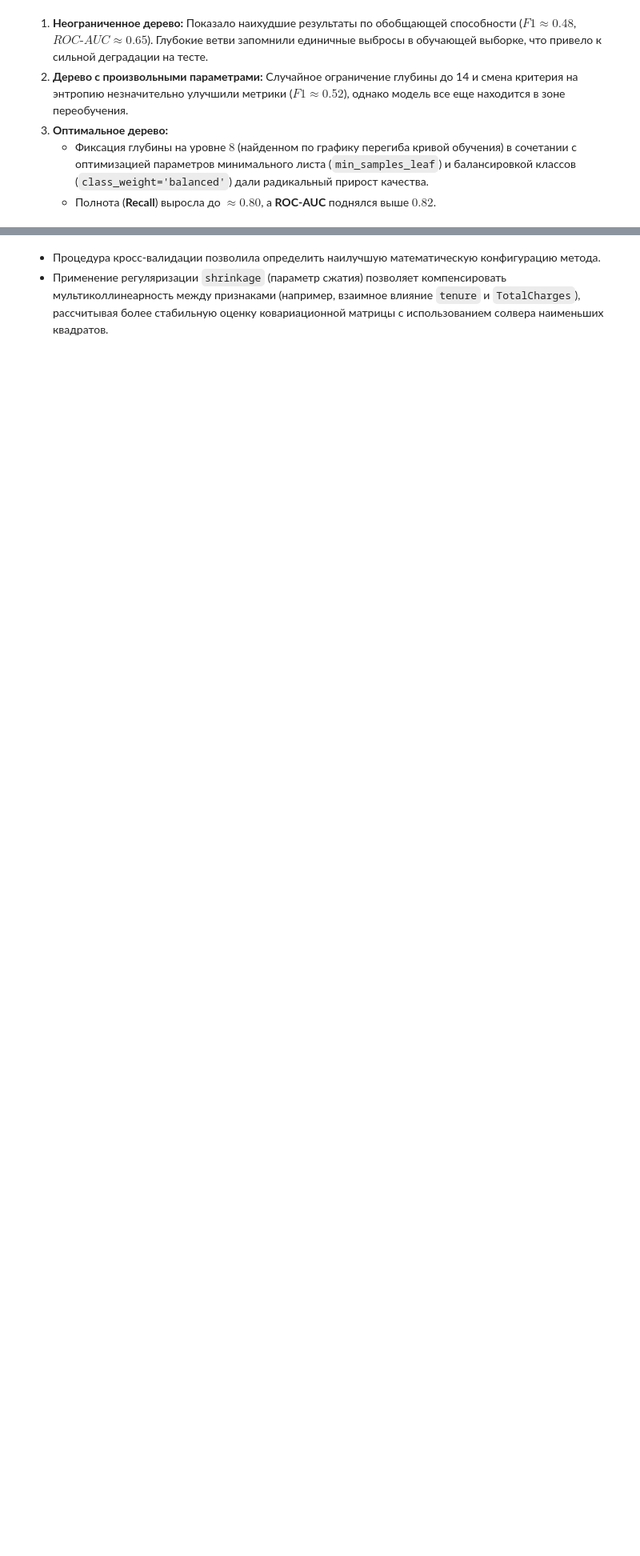
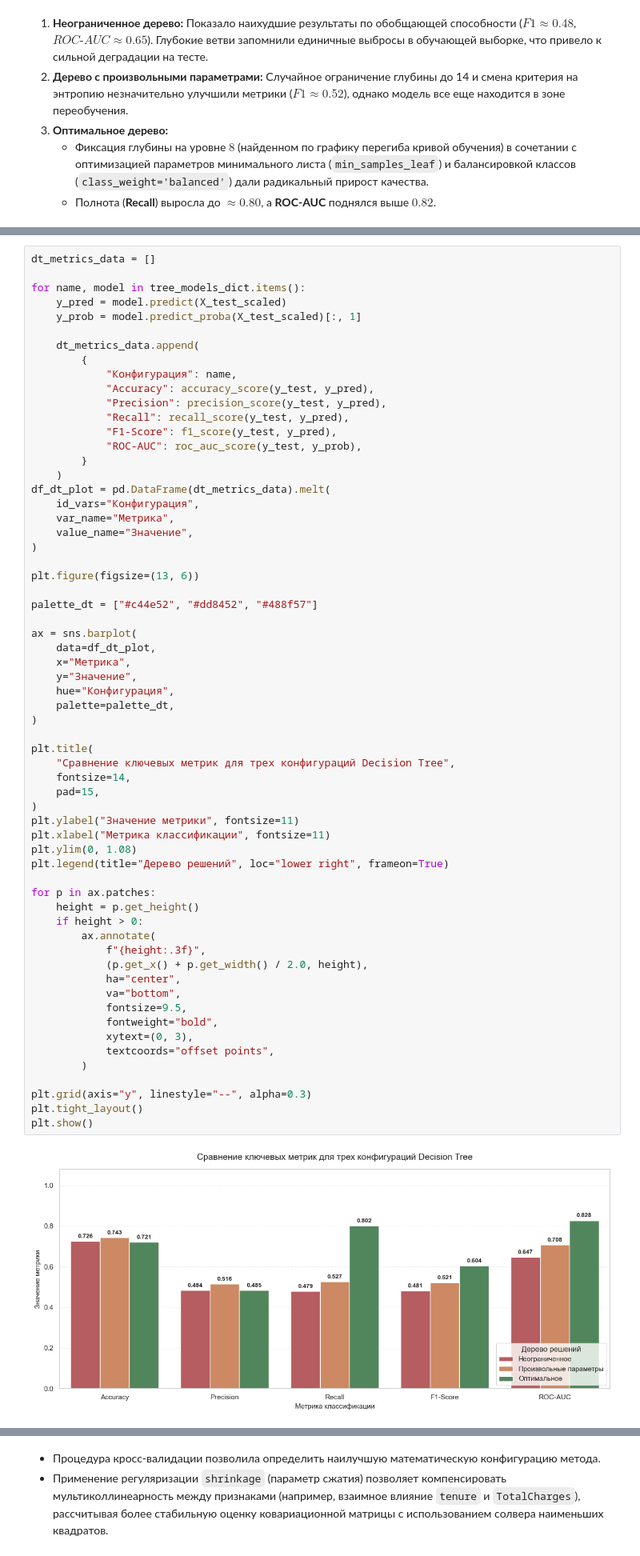
Before and after one commit to Lavrous/ML_LAB2_True, a Jupyter notebook: notebook/Lab2.ipynb, the cells around one changed output, grey strips where cells are left out. Shown at 80% size. Saved outputs shown, nothing was run; the diff lists cells and outputs as text; blank space fills up the shorter version.

```diff
--- a/notebook/Lab2.ipynb
+++ b/notebook/Lab2.ipynb
@@ -775,6 +872,70 @@ plt.show()
 # %% [output]
 [figure]
 [figure]
+# %%
+dt_metrics_data = []
+
+for name, model in tree_models_dict.items():
+    y_pred = model.predict(X_test_scaled)
+    y_prob = model.predict_proba(X_test_scaled)[:, 1]
+
+    dt_metrics_data.append(
+        {
+            "Конфигурация": name,
+            "Accuracy": accuracy_score(y_test, y_pred),
+            "Precision": precision_score(y_test, y_pred),
+            "Recall": recall_score(y_test, y_pred),
+            "F1-Score": f1_score(y_test, y_pred),
+            "ROC-AUC": roc_auc_score(y_test, y_prob),
+        }
+    )
+df_dt_plot = pd.DataFrame(dt_metrics_data).melt(
+    id_vars="Конфигурация",
+    var_name="Метрика",
+    value_name="Значение",
+)
+
+plt.figure(figsize=(13, 6))
+
+palette_dt = ["#c44e52", "#dd8452", "#488f57"]
+
+ax = sns.barplot(
+    data=df_dt_plot,
+    x="Метрика",
+    y="Значение",
+    hue="Конфигурация",
+    palette=palette_dt,
+)
+
+plt.title(
+    "Сравнение ключевых метрик для трех конфигураций Decision Tree",
+    fontsize=14,
+    pad=15,
+)
+plt.ylabel("Значение метрики", fontsize=11)
+plt.xlabel("Метрика классификации", fontsize=11)
+plt.ylim(0, 1.08)
+plt.legend(title="Дерево решений", loc="lower right", frameon=True)
+
+for p in ax.patches:
+    height = p.get_height()
+    if height > 0:
+        ax.annotate(
+            f"{height:.3f}",
+            (p.get_x() + p.get_width() / 2.0, height),
+            ha="center",
+            va="bottom",
+            fontsize=9.5,
+            fontweight="bold",
+            xytext=(0, 3),
+            textcoords="offset points",
+        )
+
+plt.grid(axis="y", linestyle="--", alpha=0.3)
+plt.tight_layout()
+plt.show()
+# %% [output]
+[figure, added]
 # %% [markdown]
 Визуализация дерева наглядно раскрывает бизнес-логику сегментации клиентов:
 1. **Корневой узел (Root Node):**
```
Also changed, not shown: parts of 23 cells of this notebook.
